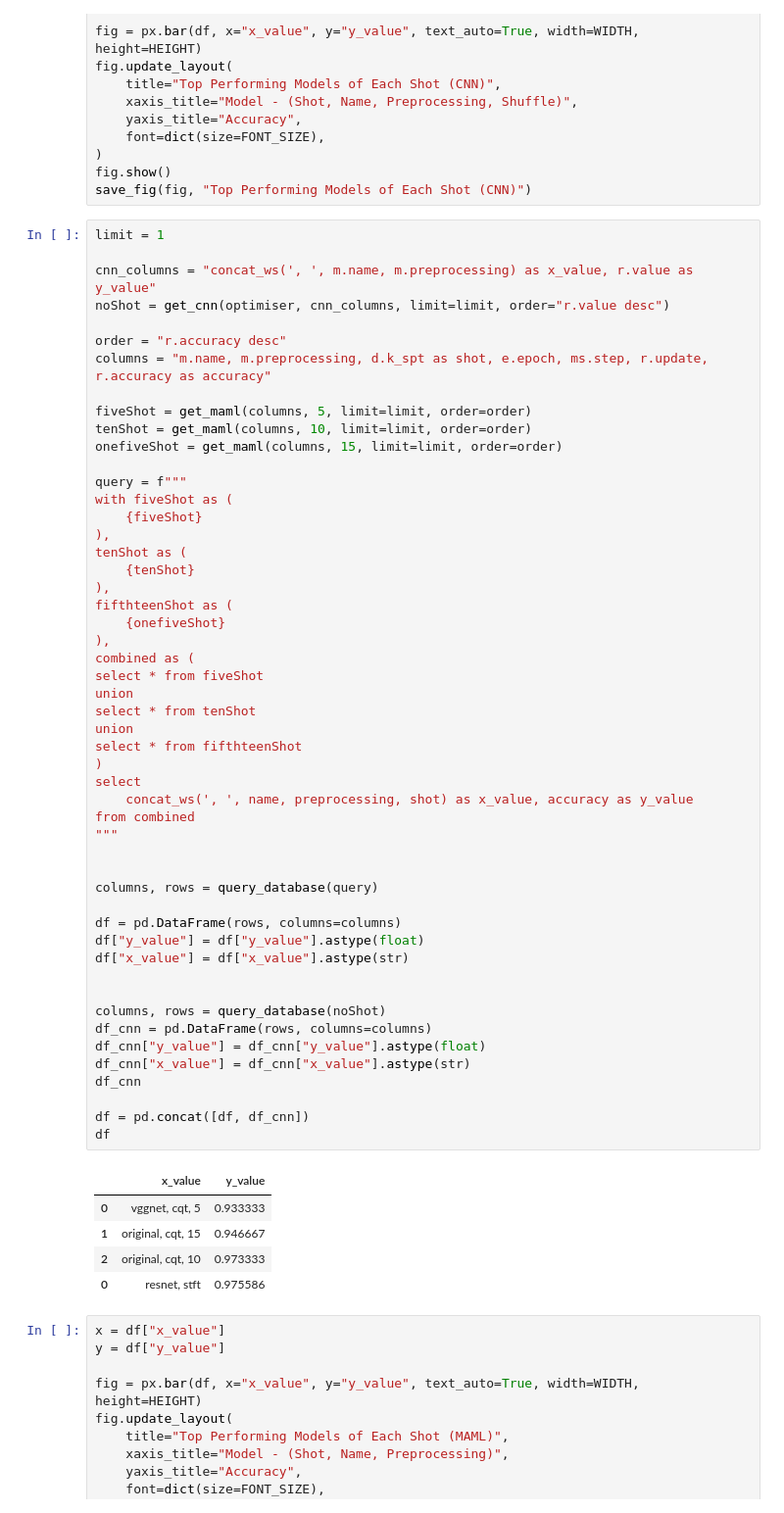
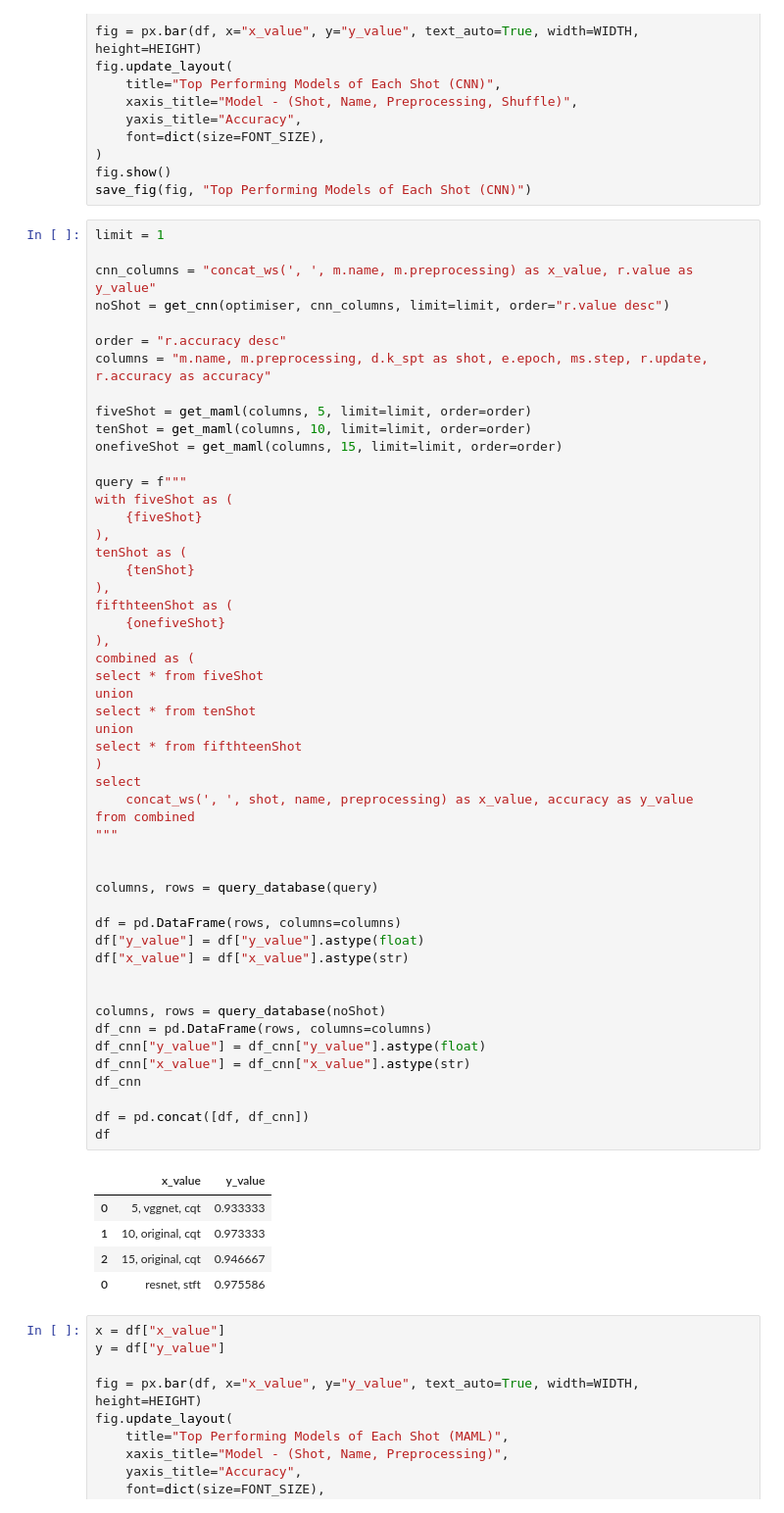
Before and after one commit to thomas-phillips/honours-research, a Jupyter notebook: src/graphing.ipynb, the cells around one changed output. Shown at 98% size. Saved outputs shown, nothing was run; the diff lists cells and outputs as text.

```diff
--- a/src/graphing.ipynb
+++ b/src/graphing.ipynb
@@ -236,37 +238,37 @@ fifthteenShot as (
 ),
 combined as (
 select * from fiveShot
 union
 select * from tenShot
 union
 select * from fifthteenShot
 )
 select
-    concat_ws(', ', name, preprocessing, shot) as x_value, accuracy as y_value
+    concat_ws(', ', shot, name, preprocessing) as x_value, accuracy as y_value
 from combined
 """
 
 
 columns, rows = query_database(query)
 
 df = pd.DataFrame(rows, columns=columns)
 df["y_value"] = df["y_value"].astype(float)
 df["x_value"] = df["x_value"].astype(str)
 
 
 columns, rows = query_database(noShot)
 df_cnn = pd.DataFrame(rows, columns=columns)
 df_cnn["y_value"] = df_cnn["y_value"].astype(float)
 df_cnn["x_value"] = df_cnn["x_value"].astype(str)
 df_cnn
 
 df = pd.concat([df, df_cnn])
 df
 # %% [output]
 |  | x_value | y_value |
-| 0 | vggnet, cqt, 5 | 0.933333 |
-| 1 | original, cqt, 15 | 0.946667 |
-| 2 | original, cqt, 10 | 0.973333 |
+| 0 | 5, vggnet, cqt | 0.933333 |
+| 1 | 10, original, cqt | 0.973333 |
+| 2 | 15, original, cqt | 0.946667 |
 | 0 | resnet, stft | 0.975586 |
 # %%
 x = df["x_value"]
```
Also changed, not shown: parts of 12 cells of this notebook.
